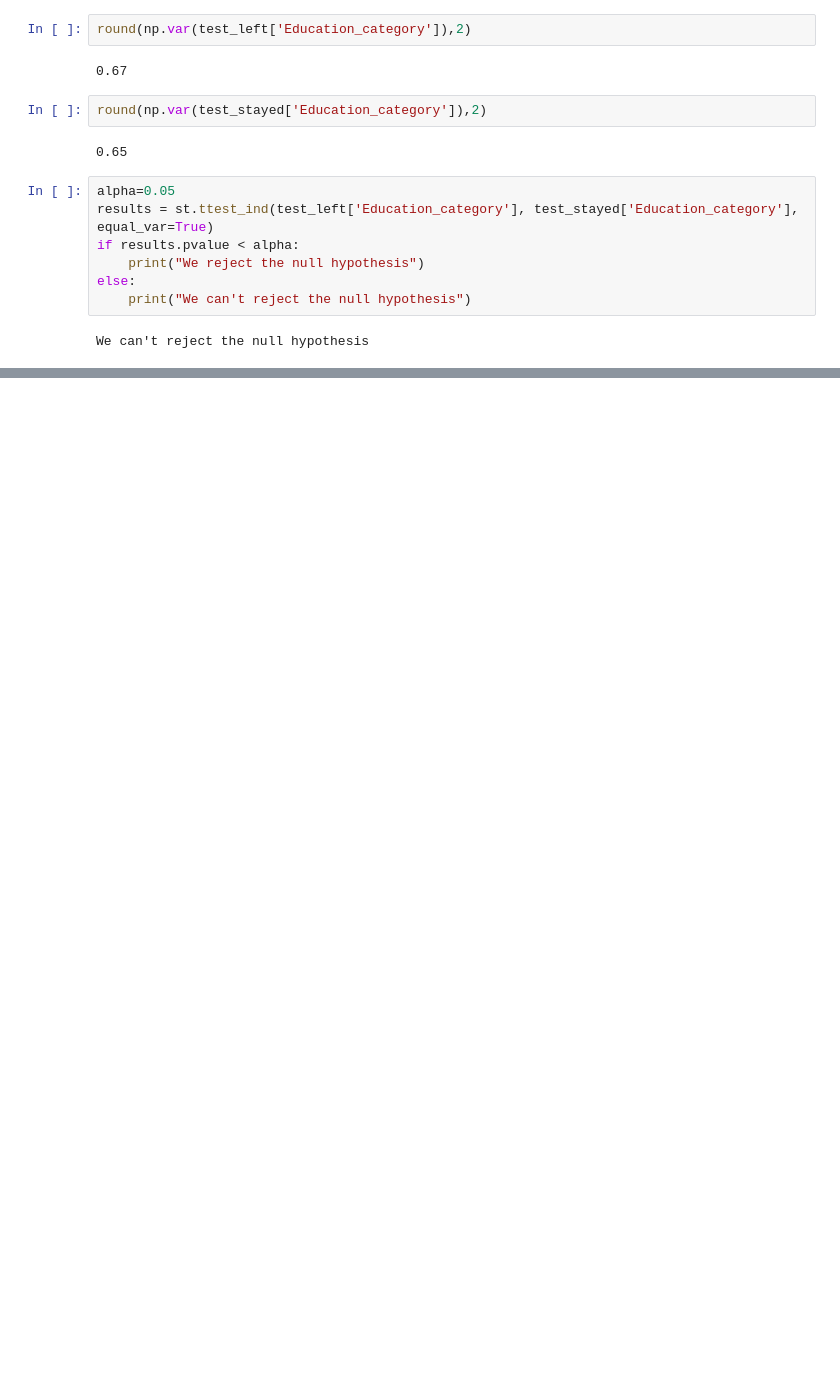
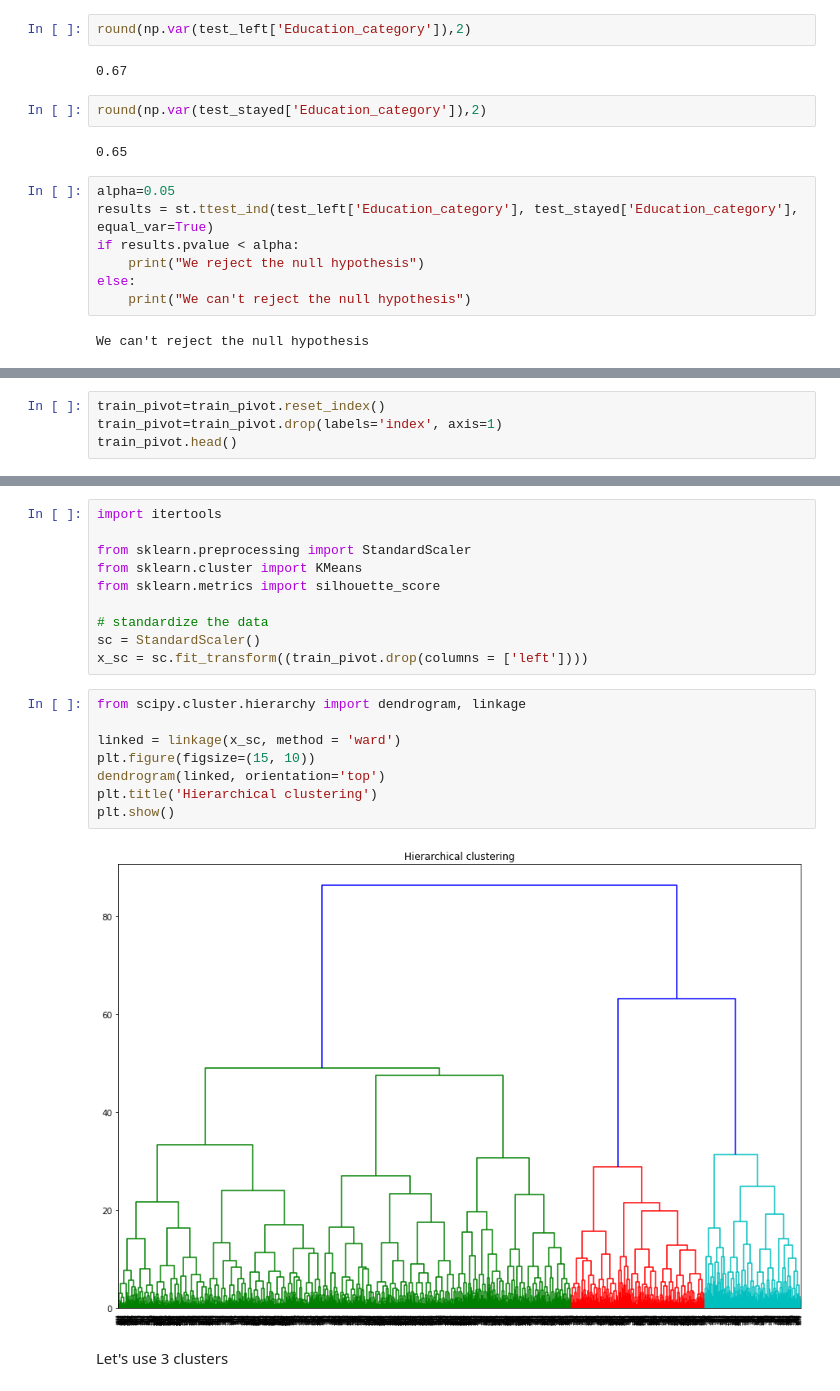
Before and after one commit to anniepank/Hackathon, a Jupyter notebook: Employees_churn_Liza.ipynb, the cells around one changed output, grey strips where cells are left out. Drawn from its saved outputs; the diff is of its cells as text; blank space fills up the shorter version.

```diff
--- a/Employees_churn_Liza.ipynb
+++ b/Employees_churn_Liza.ipynb
@@ -692,0 +727,4 @@ We can't reject the null hypothesis
+# %%
+train_pivot=train_pivot.reset_index()
+train_pivot=train_pivot.drop(labels='index', axis=1)
+train_pivot.head()
@@ -692,0 +738,22 @@ We can't reject the null hypothesis
+# %%
+import itertools
+
+from sklearn.preprocessing import StandardScaler
+from sklearn.cluster import KMeans
+from sklearn.metrics import silhouette_score
+
+# standardize the data
+sc = StandardScaler()
+x_sc = sc.fit_transform((train_pivot.drop(columns = ['left'])))
+# %%
+from scipy.cluster.hierarchy import dendrogram, linkage
+
+linked = linkage(x_sc, method = 'ward')
+plt.figure(figsize=(15, 10))
+dendrogram(linked, orientation='top')
+plt.title('Hierarchical clustering')
+plt.show()
+# %% [output]
+[figure, added]
+# %% [markdown]
+Let's use 3 clusters
```
Also changed, not shown: parts of 18 cells of this notebook.
